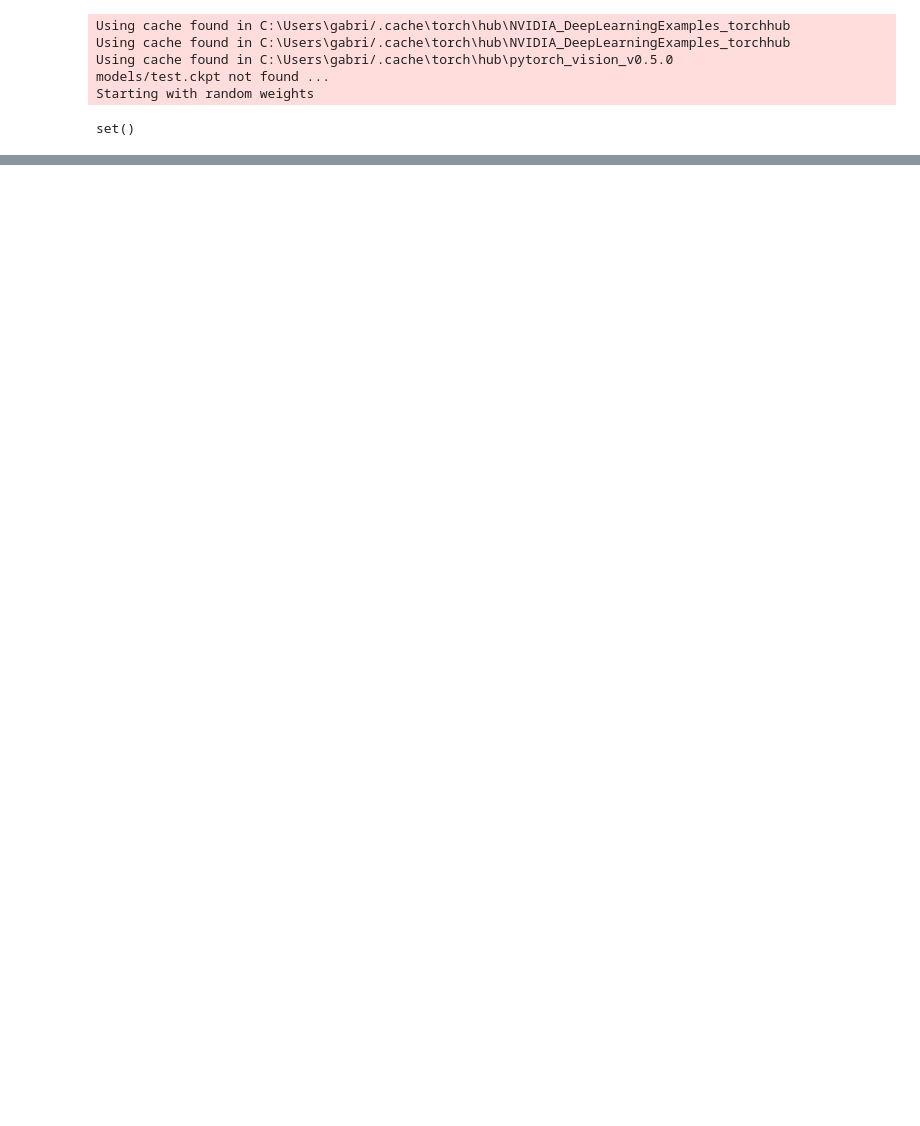
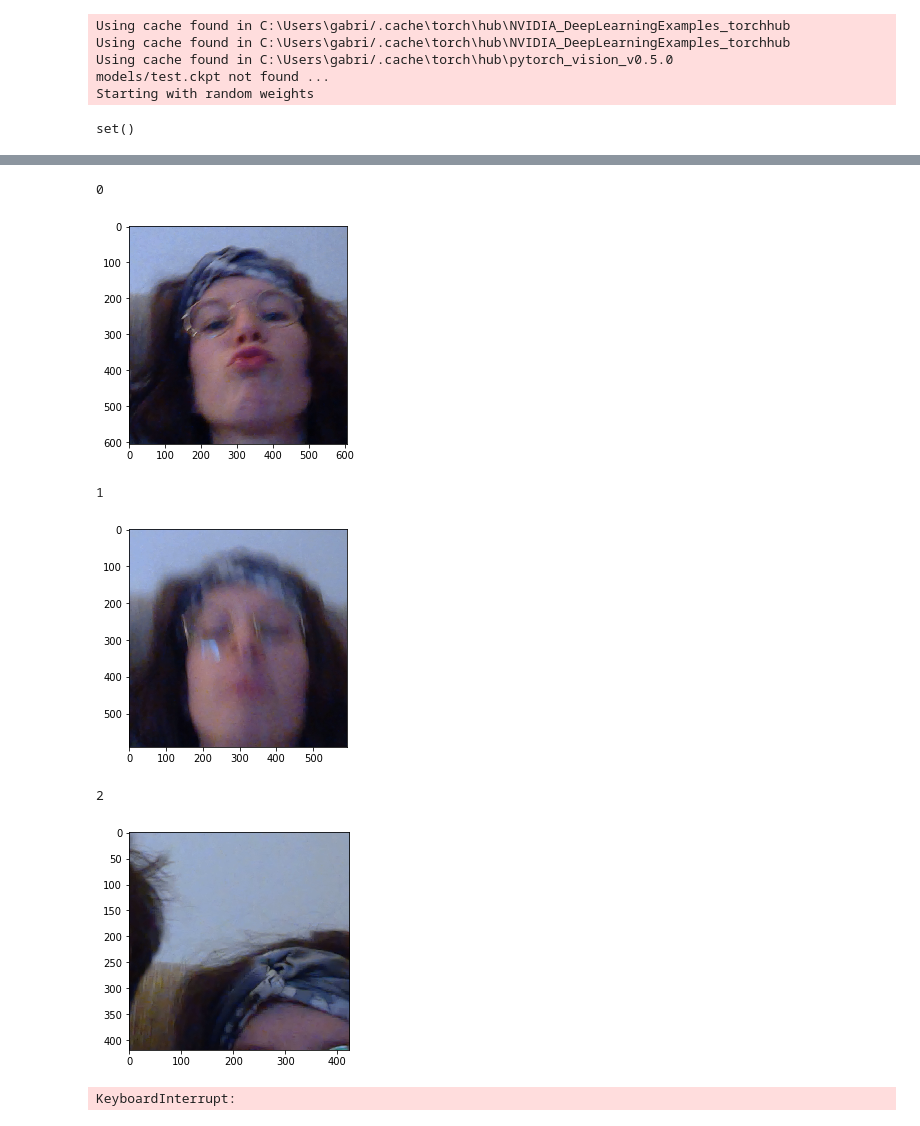
Before and after one commit to Arty-Facts/PersonRecognizer, a Jupyter notebook: pip_test.ipynb, the cells around one changed output, grey strips where cells are left out. Saved outputs shown, nothing was run; the diff lists cells and outputs as text; code cells hidden in the pictures; blank space fills up the shorter version.

```diff
--- a/pip_test.ipynb
+++ b/pip_test.ipynb
@@ -52,24 +65,32 @@ a = []
 # %%
 def get_data(data, it=3):
     c = 0
-    for img in lp:
+    for img in locate_ppl:
         if len(img)==0:
             continue
         print(c)
         for i in img:
             plt.imshow(i)
             plt.show()
-        emb = pe.gen_training_emb(img)
+        emb = person_embeding.gen_training_emb(img)
         for e in emb:
             data.append(e)
         c+=1
         if c >= it:
             break
 # %%
-lp.set_path("images/gabby")
-lp.from_disk = False
-pe.nb_emb=4
+locate_ppl.set_path("images/gabby")
+locate_ppl.from_disk = False
+person_embeding.nb_emb=4
 get_data(a, 40)
 len(a)
+# %% [output]
+0
+[figure, added]
+1
+[figure, added]
+2
+[figure, added]
+KeyboardInterrupt:
 # %%
 len(a)
```
Also changed, not shown: parts of 14 cells of this notebook, 1 other file.
